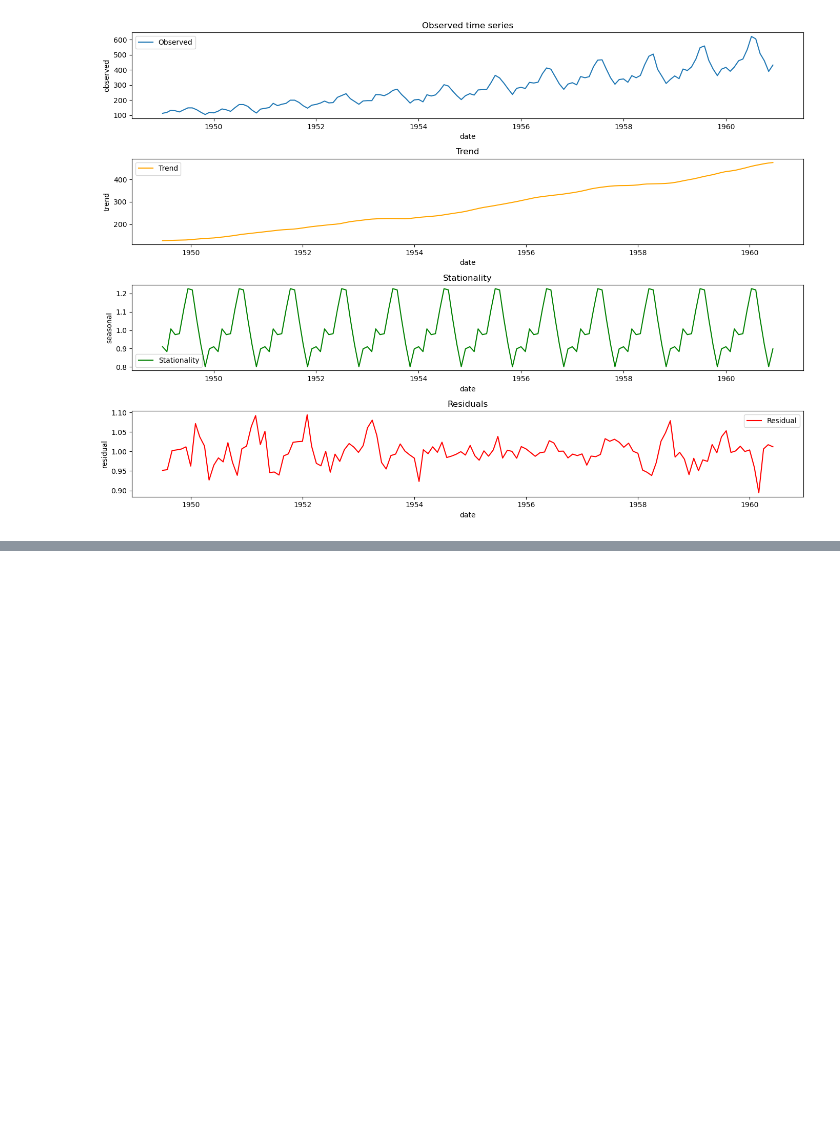
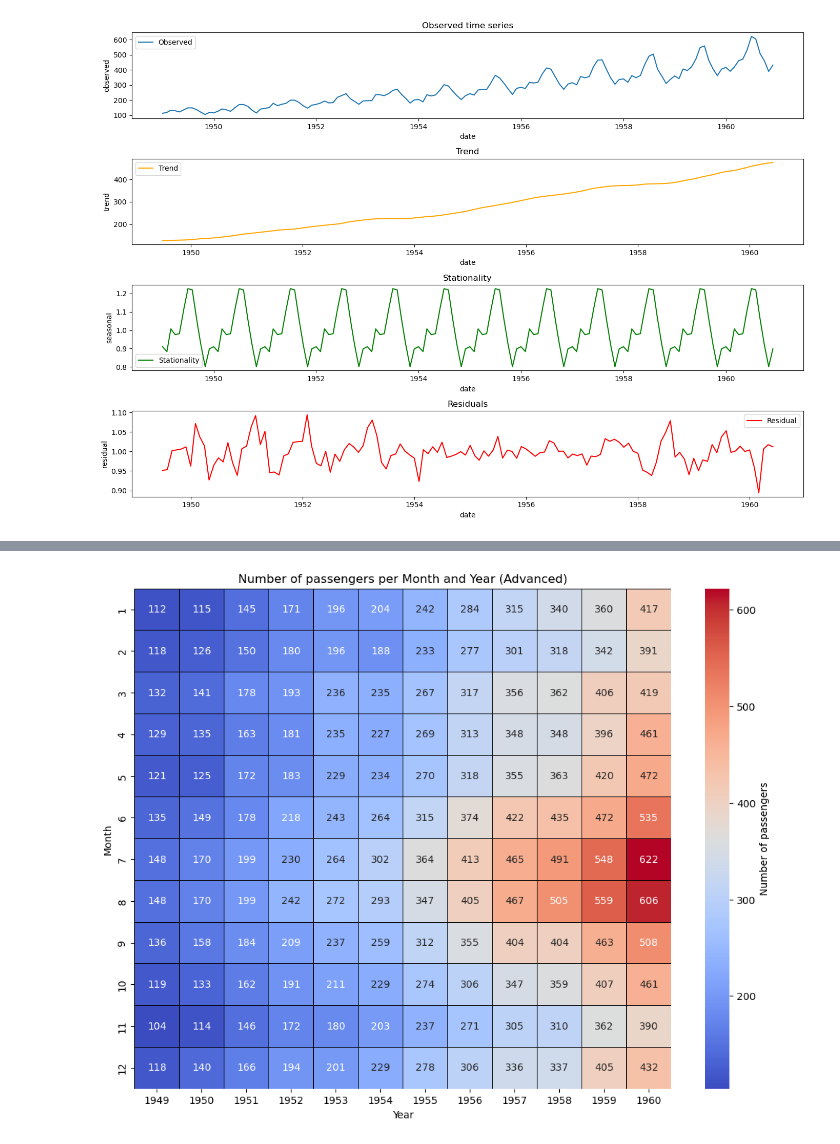
Before and after one commit to jorgeordovi/seaborn_flights, a Jupyter notebook: seaborn_flights.ipynb, the cells around one changed output, grey strips where cells are left out. Saved outputs shown, nothing was run; the diff lists cells and outputs as text; code cells hidden in the pictures; blank space fills up the shorter version.

```diff
--- a/seaborn_flights.ipynb
+++ b/seaborn_flights.ipynb
@@ -76,0 +87,12 @@ plt.show()
+# %%
+flight_pivot = flights.pivot(index='month', columns='year', values='passengers')
+
+plt.figure(figsize=(12,9))
+sns.heatmap(flight_pivot, annot=True, fmt="d", cmap='coolwarm', linewidths=.5, linecolor='black', cbar_kws={'label': 'Number of passengers'})
+
+plt.title('Number of passengers per Month and Year (Advanced)')
+plt.xlabel('Year')
+plt.ylabel('Month')
+plt.show()
+# %% [output]
+[figure, added]
```
Also changed, not shown: parts of 1 cell of this notebook.
